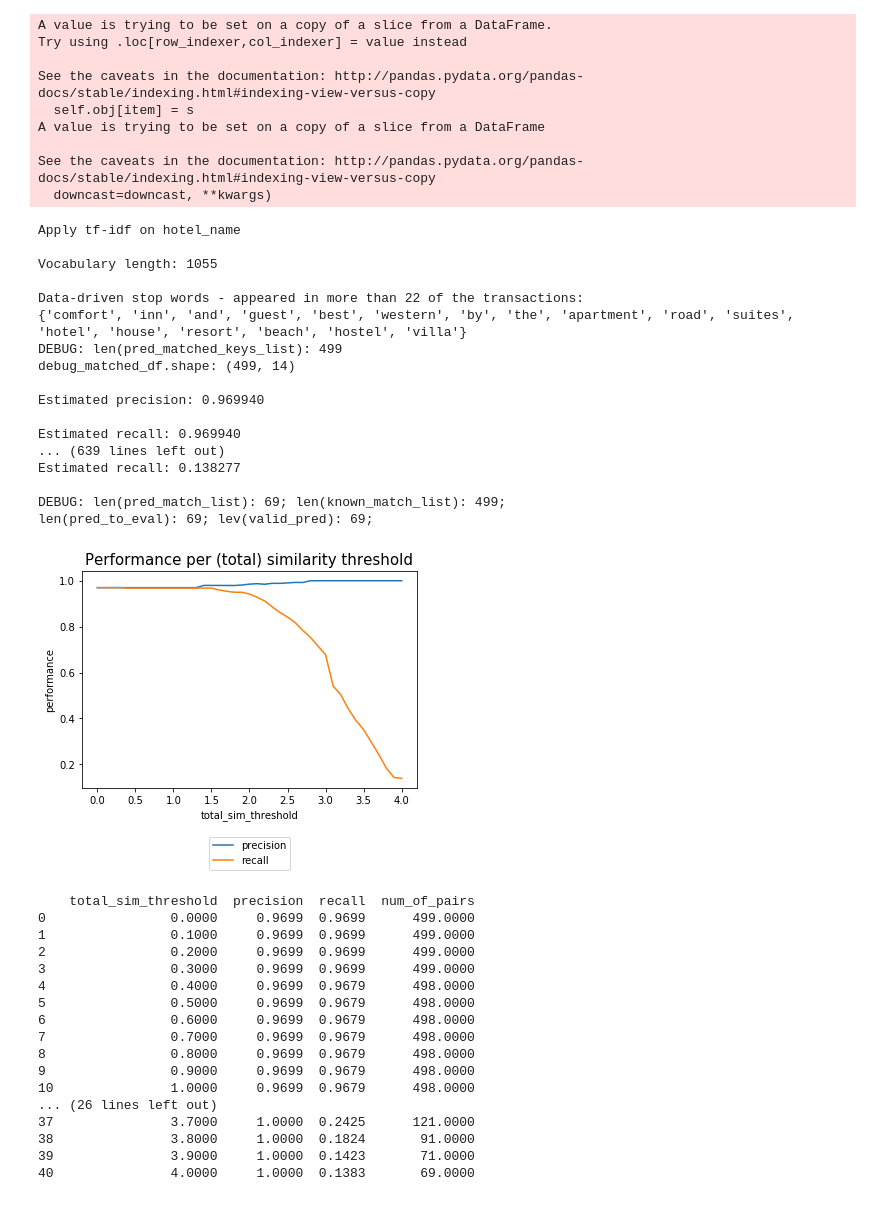
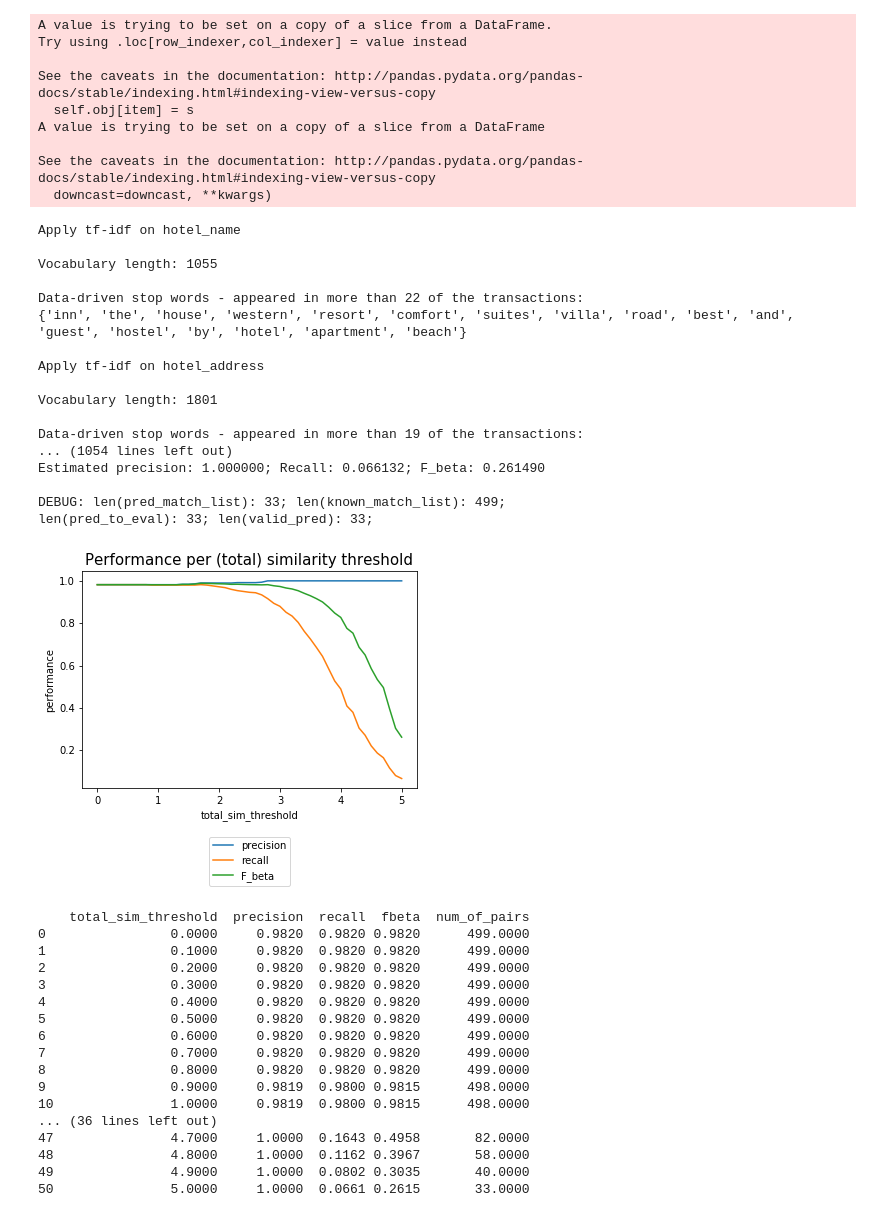
Before and after one commit to michaly/agd_test, a Jupyter notebook: agd_test.ipynb, the cells around one changed output. Cells and saved outputs as stored; diff of their text form; code cells hidden in the pictures.

Commit message:
f_beta & README

```diff
--- a/agd_test.ipynb
+++ b/agd_test.ipynb
@@ -427,9 +433,11 @@ def evaluateOnExampleOnly(example_df, total_sim_threshold=3., tf_threshold=0.1):
 # %%
+# # # # # # HELPER FUNCTIONS # # # # # #
+
 def writeOutputToFile(match_list, file_path='mappings.csv'):
     # # # # # # # # # #
     # Write matches (P1.key, P2.key) to csv file
     # Args:
-    #       match_list - (list of tuples)
+    #       match_list - (list of tuples), (p1.key, p2.key)
     #       file_path - (string)
     # Return:
     #       Nothing
@@ -445,7 +453,7 @@ def writeOutputToFile(match_list, file_path='mappings.csv'):
 
 def plotPerformace(df):
     # # # # # # # # # #
-    # Plot the precision and recall per total_sim_threshold
+    # Plot the precision, recall and F_beta per total_sim_threshold
     # Args:
     #       df - (pandas dataframe)
     # Return:
@@ -457,6 +465,7 @@ def plotPerformace(df):
     ax = fig.add_subplot(111)
     ax.plot(df.loc[:,'total_sim_threshold'], df.loc[:,'precision'], label='precision')
     ax.plot(df.loc[:,'total_sim_threshold'], df.loc[:,'recall'], label='recall')
+    ax.plot(df.loc[:,'total_sim_threshold'], df.loc[:,'fbeta'], label='F_beta')
     ax.set_title('Performance per (total) similarity threshold', fontsize=15)
     ax.set_xlabel('total_sim_threshold', fontsize=10)
     ax.set_ylabel('performance', fontsize=10)
@@ -471,63 +480,66 @@ def plotPerformace(df):
 # %%
 # # # # evaluate model on example data with a range of total_sim_threshold - help defininf the parameter value # # # # #
 
 # Load the data
 xls = pd.ExcelFile(input_file_path)
 example_df = xls.parse(example_sheet_name, encoding='utf-8')
 
 #dataAnalysis(example_df)
 
-performance_df = pd.DataFrame(columns=['total_sim_threshold', 'precision', 'recall', 'num_of_pairs'])
-for i in np.linspace(0, 4, 41):
-    precision, recall, pred_list = evaluateOnExampleOnly(example_df, total_sim_threshold=i, tf_threshold=0.023)
-    performance_df.loc[performance_df.shape[0]] = [i, precision, recall, len(pred_list)]
+performance_df = pd.DataFrame(columns=['total_sim_threshold', 'precision', 'recall', 'fbeta', 'num_of_pairs'])
+for i in np.linspace(0, 5, 51):
+    precision, recall, fbeta, pred_list = evaluateOnExampleOnly(example_df,
+                                                         total_sim_threshold=i,
+                                                         hotel_tf_threshold=0.023,
+                                                         add_tf_threshold=0.02)
+    performance_df.loc[performance_df.shape[0]] = [i, precision, recall, fbeta, len(pred_list)]
 
 plotPerformace(performance_df)
 # %% [output]
 A value is trying to be set on a copy of a slice from a DataFrame.
 Try using .loc[row_indexer,col_indexer] = value instead
 
 See the caveats in the documentation: http://pandas.pydata.org/pandas-docs/stable/indexing.html#indexing-view-versus-copy
   self.obj[item] = s
 A value is trying to be set on a copy of a slice from a DataFrame
 
 See the caveats in the documentation: http://pandas.pydata.org/pandas-docs/stable/indexing.html#indexing-view-versus-copy
   downcast=downcast, **kwargs)
 Apply tf-idf on hotel_name
 
 Vocabulary length: 1055
 
 Data-driven stop words - appeared in more than 22 of the transactions:
-{'comfort', 'inn', 'and', 'guest', 'best', 'western', 'by', 'the', 'apartment', 'road', 'suites', 'hotel', 'house', 'resort', 'beach', 'hostel', 'villa'}
-DEBUG: len(pred_matched_keys_list): 499
-debug_matched_df.shape: (499, 14)
+{'inn', 'the', 'house', 'western', 'resort', 'comfort', 'suites', 'villa', 'road', 'best', 'and', 'guest', 'hostel', 'by', 'hotel', 'apartment', 'beach'}
 
-Estimated precision: 0.969940
+Apply tf-idf on hotel_address
 
-Estimated recall: 0.969940
-... (639 lines left out)
-Estimated recall: 0.138277
+Vocabulary length: 1801
 
-DEBUG: len(pred_match_list): 69; len(known_match_list): 499;
-len(pred_to_eval): 69; lev(valid_pred): 69;
+Data-driven stop words - appeared in more than 19 of the transactions:
+... (1054 lines left out)
+Estimated precision: 1.000000; Recall: 0.066132; F_beta: 0.261490
+
+DEBUG: len(pred_match_list): 33; len(known_match_list): 499;
+len(pred_to_eval): 33; len(valid_pred): 33;
-[figure, old version]
+[figure, new version]
-    total_sim_threshold  precision  recall  num_of_pairs
-0                0.0000     0.9699  0.9699      499.0000
-1                0.1000     0.9699  0.9699      499.0000
-2                0.2000     0.9699  0.9699      499.0000
-3                0.3000     0.9699  0.9699      499.0000
-4                0.4000     0.9699  0.9679      498.0000
-5                0.5000     0.9699  0.9679      498.0000
-6                0.6000     0.9699  0.9679      498.0000
-7                0.7000     0.9699  0.9679      498.0000
-8                0.8000     0.9699  0.9679      498.0000
-9                0.9000     0.9699  0.9679      498.0000
-10               1.0000     0.9699  0.9679      498.0000
-... (26 lines left out)
-37               3.7000     1.0000  0.2425      121.0000
-38               3.8000     1.0000  0.1824       91.0000
-39               3.9000     1.0000  0.1423       71.0000
-40               4.0000     1.0000  0.1383       69.0000
+    total_sim_threshold  precision  recall  fbeta  num_of_pairs
+0                0.0000     0.9820  0.9820 0.9820      499.0000
+1                0.1000     0.9820  0.9820 0.9820      499.0000
+2                0.2000     0.9820  0.9820 0.9820      499.0000
+3                0.3000     0.9820  0.9820 0.9820      499.0000
+4                0.4000     0.9820  0.9820 0.9820      499.0000
+5                0.5000     0.9820  0.9820 0.9820      499.0000
+6                0.6000     0.9820  0.9820 0.9820      499.0000
+7                0.7000     0.9820  0.9820 0.9820      499.0000
+8                0.8000     0.9820  0.9820 0.9820      499.0000
+9                0.9000     0.9819  0.9800 0.9815      498.0000
+10               1.0000     0.9819  0.9800 0.9815      498.0000
+... (36 lines left out)
+47               4.7000     1.0000  0.1643 0.4958       82.0000
+48               4.8000     1.0000  0.1162 0.3967       58.0000
+49               4.9000     1.0000  0.0802 0.3035       40.0000
+50               5.0000     1.0000  0.0661 0.2615       33.0000
 # %%
 # # # # # evaluate model on example data with the chosen total_sim_threshold parameter value # # # # #
 
```
Also changed, not shown: parts of 4 cells of this notebook, 1 other file.
